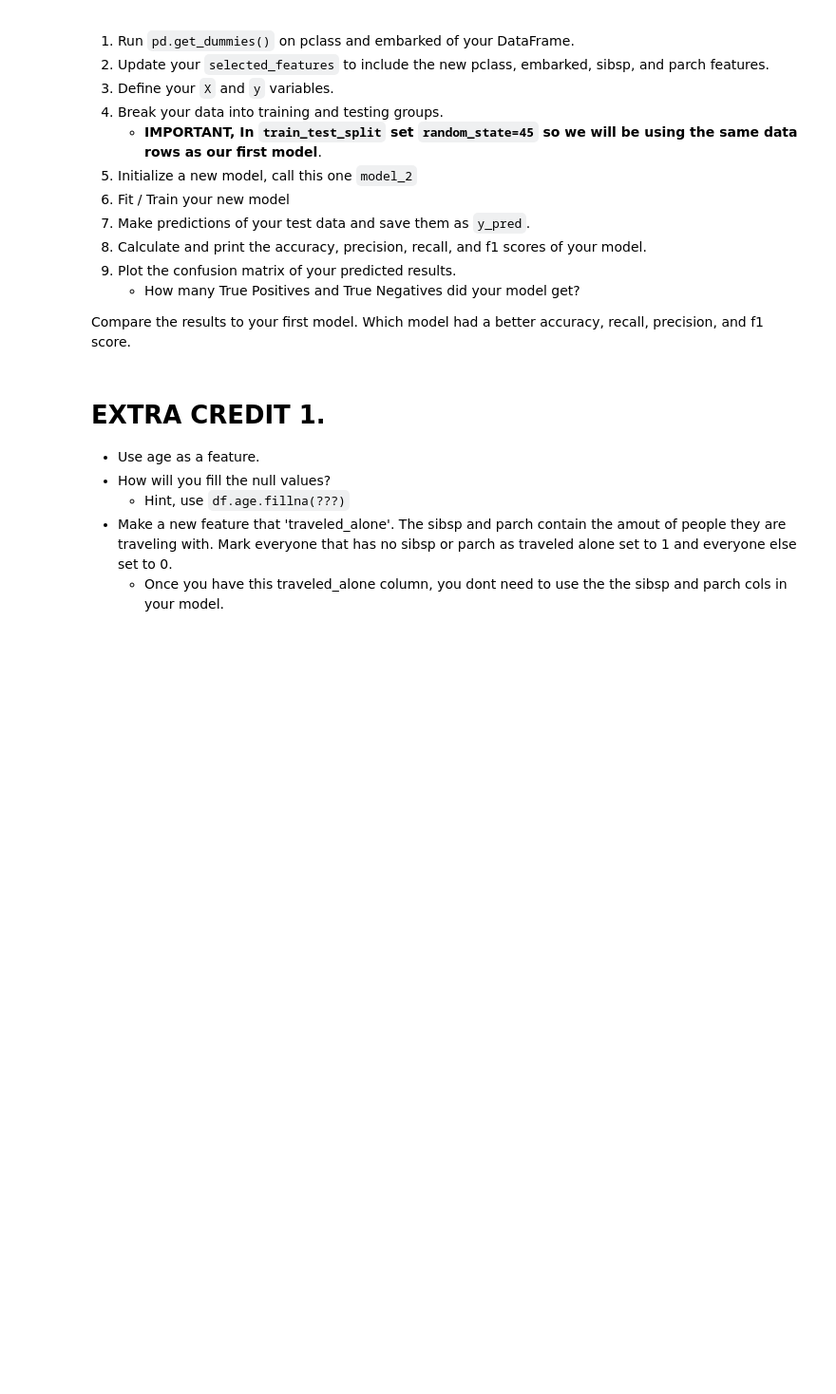
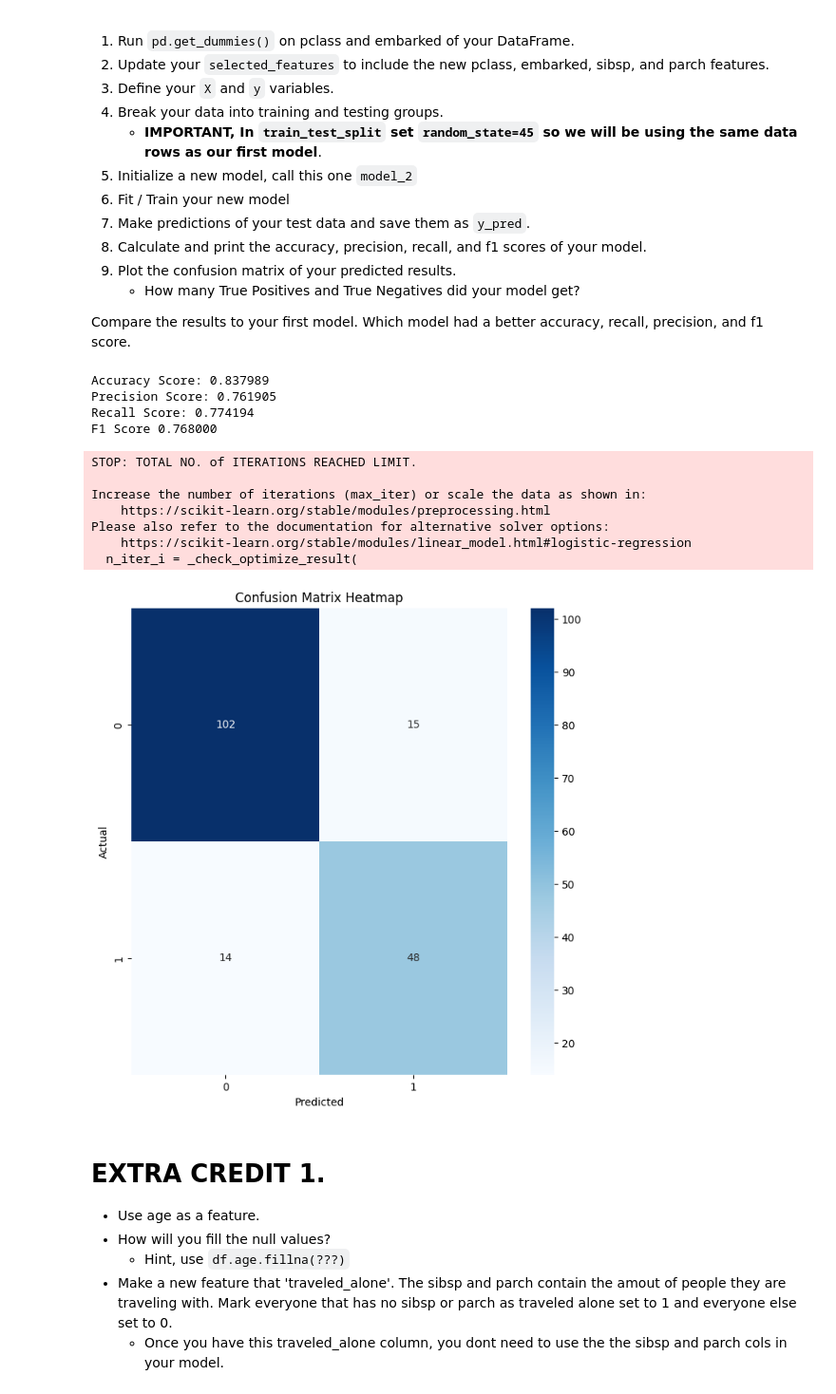
Before and after one commit to arnavdeepaware/my-fork-2024-DS-Wed, a Jupyter notebook: Week-06-Classification/Exercise-AD.ipynb, the cells around one changed output. Shown at 95% size. Drawn from its saved outputs; the diff is of its cells as text; code cells hidden in the pictures; blank space fills up the shorter version.

```diff
--- a/Week-06-Classification/Exercise-AD.ipynb
+++ b/Week-06-Classification/Exercise-AD.ipynb
@@ -196,48 +216,73 @@ print('??? True Negatives and ??? True Positives')
 Compare the results to your first model. Which model had a better accuracy, recall, precision, and f1 score.
 # %%
 df = pd.read_csv('data/titanic.csv')
+df.drop_duplicates(inplace= True)
 
 # Run pd.get_dummies on pclass and embarked of your DataFrame.
-
+df['pclass'] = df['pclass'].astype('category')
+p_class = pd.get_dummies(df[['pclass','embarked','sex']],drop_first=True,dtype = int)
+df[['sex_male','pclass2','pclass3','embarked_Q','embarked_S']] = p_class
+df.drop(['pclass','embarked','sex'],axis=1, inplace=True)
 
 # Update your `selected_features` to include the new pclass and embarked features.
+selected_features.extend(['pclass2','pclass3','embarked_Q','embarked_S','sibsp','parch'])
 
 # Define your X and y variables
-
+X = df[selected_features]
+y = df['survived']
 
 # Split our data into testing and training.
 # !!! Remeber to use the same random state as you used before
-
+X_train, X_test, y_train, y_test = train_test_split(X, y, test_size=0.2, random_state=45)
 
 # Initalize our model_2
 model_2 = LogisticRegression()
 
 # Fit / Train our model using our training data.
+model_2.fit(X_train,y_train)
 
 # Make new predicitions using our testing data.
+y_pred = model_2.predict(X_test)
 
 # Calculate our accuracy
-accuracy_2 = ???
+accuracy_2 = accuracy_score(y_test, y_pred)
 
 # Calculate our precision score
-precision_2 = ???
+precision_2 = precision_score(y_test,y_pred)
 
 # Calculate our recall score
-recall_2 = ???
+recall_2 =recall_score(y_test,y_pred)
 
 # Calculate your f1-score
-f1_2 = ???
+f1_2 = f1_score(y_test,y_pred)
 
 # Print each of our scores to inspect performance.
 print("Accuracy Score: %f" % accuracy_2)
 print("Precision Score: %f" % precision_2)
 print("Recall Score: %f" % recall_2)
 print('F1 Score %f' % f1_2)
 
 # Plot your confusion matrix.
-fig = plt.figure(figsize=(8,8))
+cm = confusion_matrix(y_test, y_pred)
+plt.figure(figsize=(8, 8))
+ax = sns.heatmap(cm, annot=True, cmap='Blues', fmt='g')
 plt.xlabel('Predicted')
-plt.ylabel('Actual');
+plt.ylabel('Actual')
+plt.title('Confusion Matrix Heatmap')
+plt.show()
+# %% [output]
+Accuracy Score: 0.837989
+Precision Score: 0.761905
+Recall Score: 0.774194
+F1 Score 0.768000
+STOP: TOTAL NO. of ITERATIONS REACHED LIMIT.
+
+Increase the number of iterations (max_iter) or scale the data as shown in:
+    https://scikit-learn.org/stable/modules/preprocessing.html
+Please also refer to the documentation for alternative solver options:
+    https://scikit-learn.org/stable/modules/linear_model.html#logistic-regression
+  n_iter_i = _check_optimize_result(
+[figure, added]
 # %% [markdown]
 # EXTRA CREDIT 1.
 * Use age as a feature.
```
Also changed, not shown: parts of 6 cells of this notebook.
